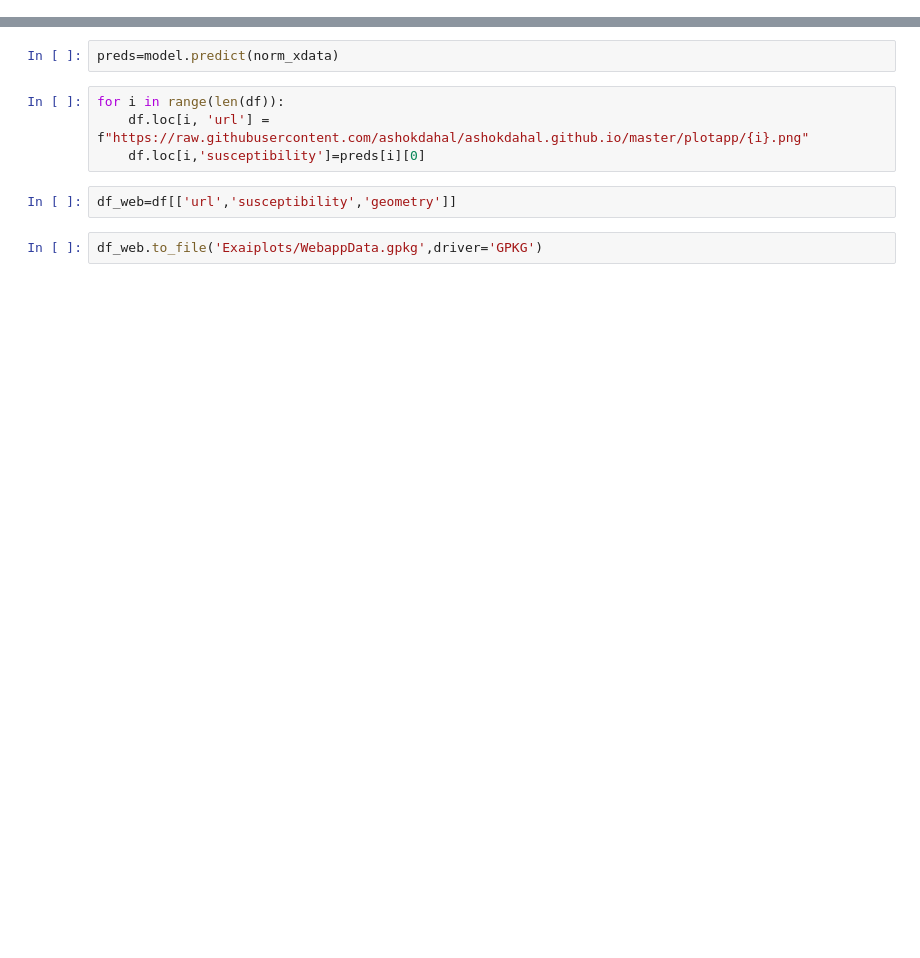
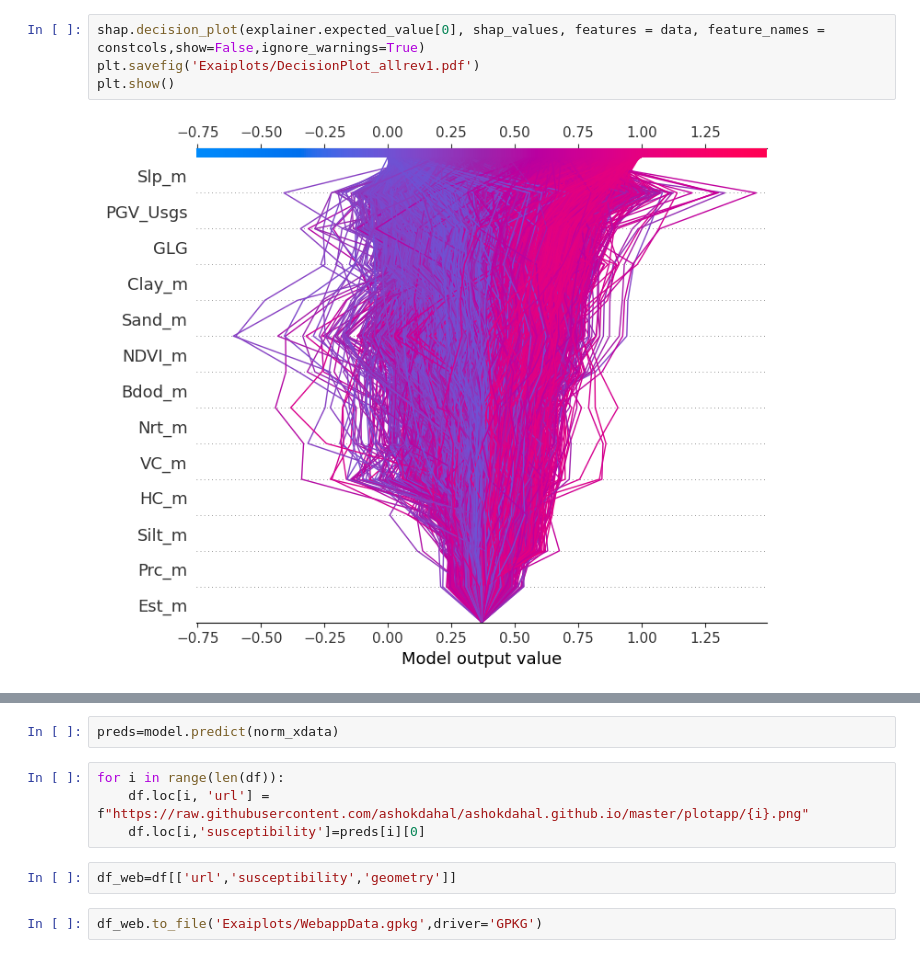
Before and after one commit to ashokdahal/ExplainableAI, a Jupyter notebook: Explain Modelrev1.ipynb, the cells around one changed output, grey strips where cells are left out. Cells and saved outputs as stored; diff of their text form; blank space fills up the shorter version.

```diff
--- a/Explain Modelrev1.ipynb
+++ b/Explain Modelrev1.ipynb
@@ -85,0 +134,6 @@ plt.savefig('Exaiplots/Variable_Influence_Distribution.pdf')
+# %%
+shap.decision_plot(explainer.expected_value[0], shap_values, features = data, feature_names = constcols,show=False,ignore_warnings=True)
+plt.savefig('Exaiplots/DecisionPlot_allrev1.pdf')
+plt.show()
+# %% [output]
+[figure, added]
```
Also changed, not shown: parts of 41 cells of this notebook, 25 other files.
